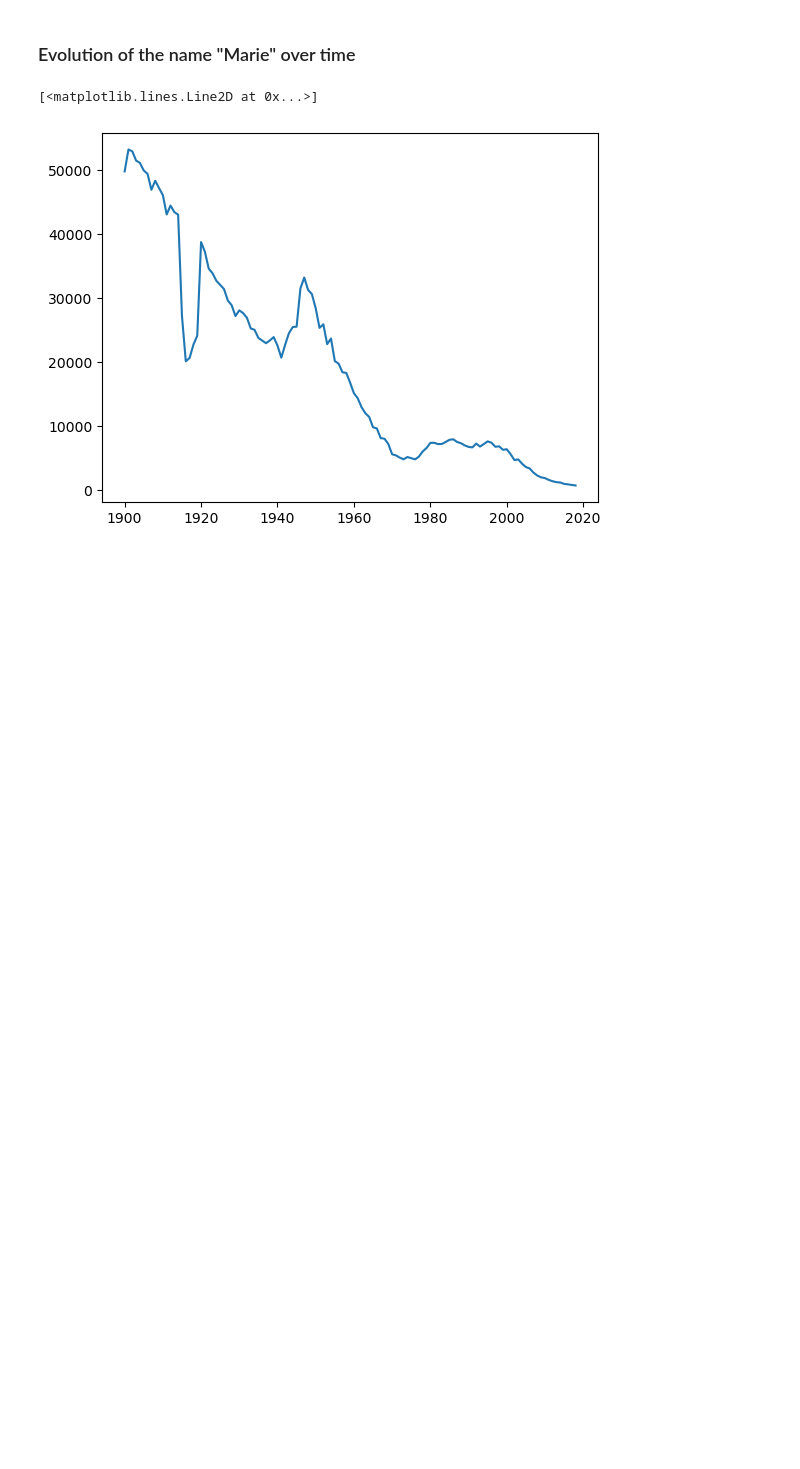
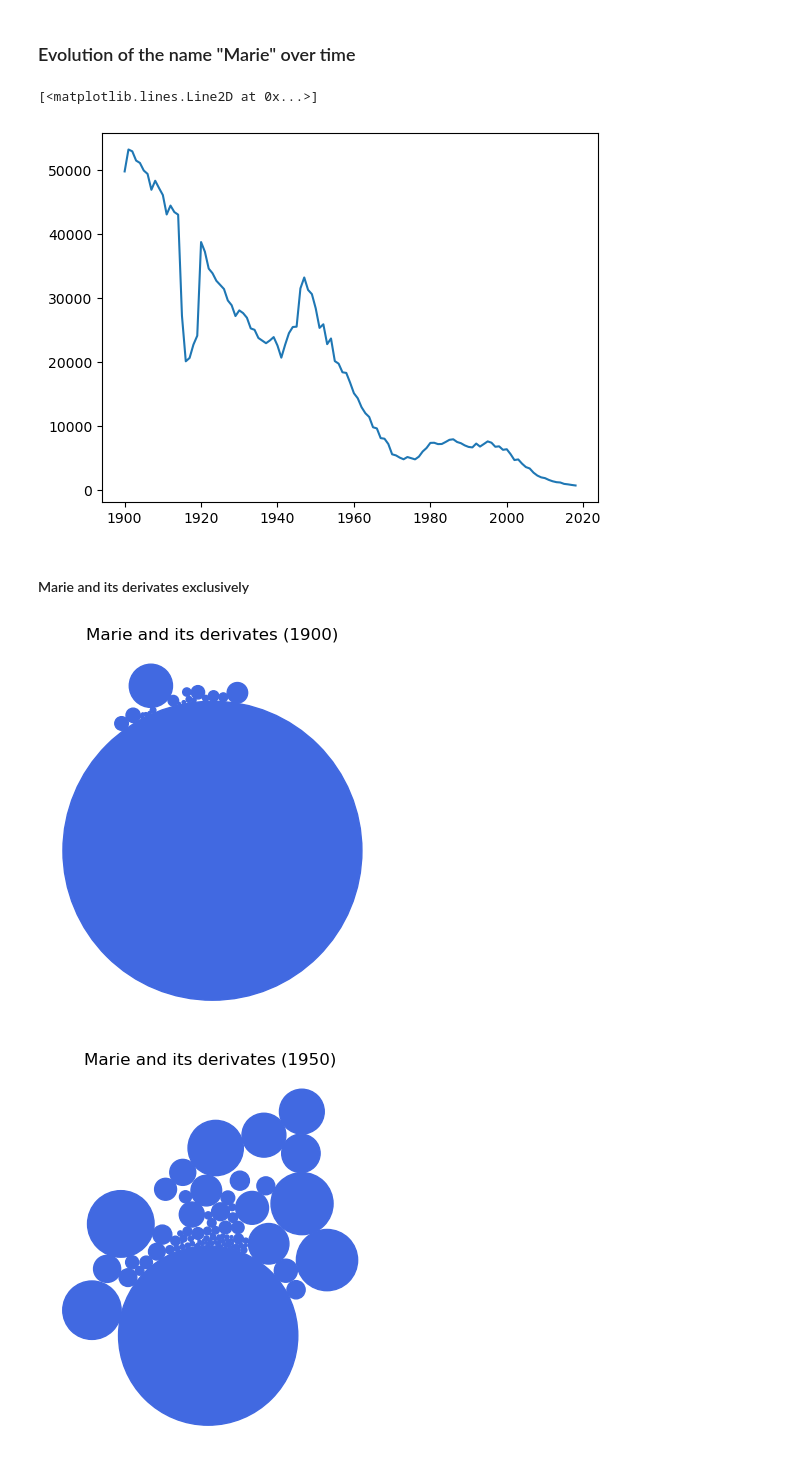
Before and after one commit to dubois-j/Projet_prenoms, a Jupyter notebook: notebooks/projet_prenoms.ipynb, the cells around one changed output. Cells and saved outputs as stored; diff of their text form; code cells hidden in the pictures; blank space fills up the shorter version.

```diff
--- a/notebooks/projet_prenoms.ipynb
+++ b/notebooks/projet_prenoms.ipynb
@@ -160,0 +333,23 @@ plt.show()
+# %% [markdown]
+#### Marie and its derivates exclusively
+# %%
+# Define the year
+allyears = [1900, 1950, 2000]
+
+for year in allyears:
+    # Creating Bubble plot
+    bubble_chart = BubbleChart(area = df_marieandco[df_marieandco.annais==str(year)].nombre, bubble_spacing=0)
+    bubble_chart.collapse()
+
+    fig, ax = plt.subplots(subplot_kw=dict(aspect="equal"))
+    bubble_chart.plot(
+        ax, [""]*len(df_marieandco[df_marieandco.annais==str(year)].preusuel), colors=['royalblue']*len(df_marieandco[df_marieandco.annais==str(year)])
+    )
+    ax.axis("off")
+    ax.relim()
+    ax.autoscale_view()
+    ax.set_title(f"Marie and its derivates ({year})")
+    plt.show()
+# %% [output]
+[figure, added]
+[figure, added]
```
Also changed, not shown: parts of 14 cells of this notebook.
